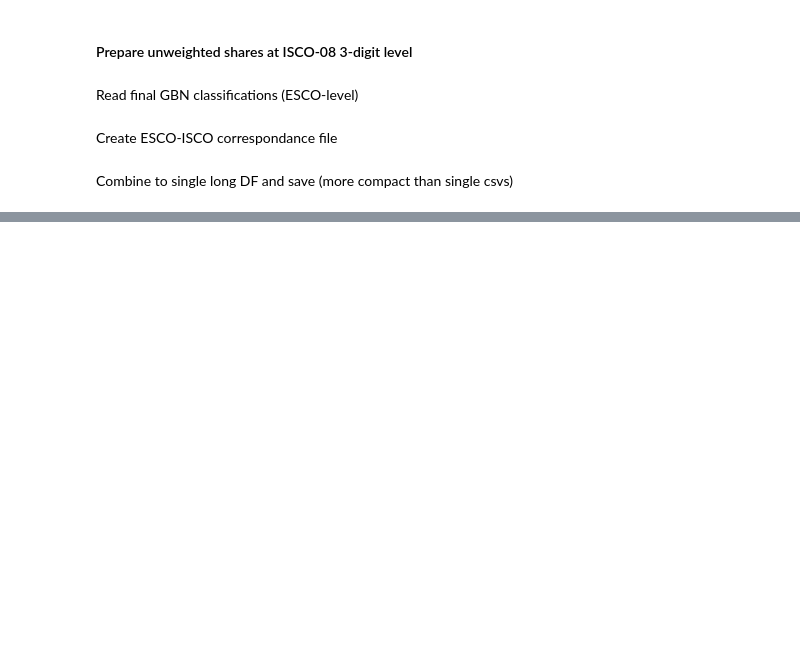
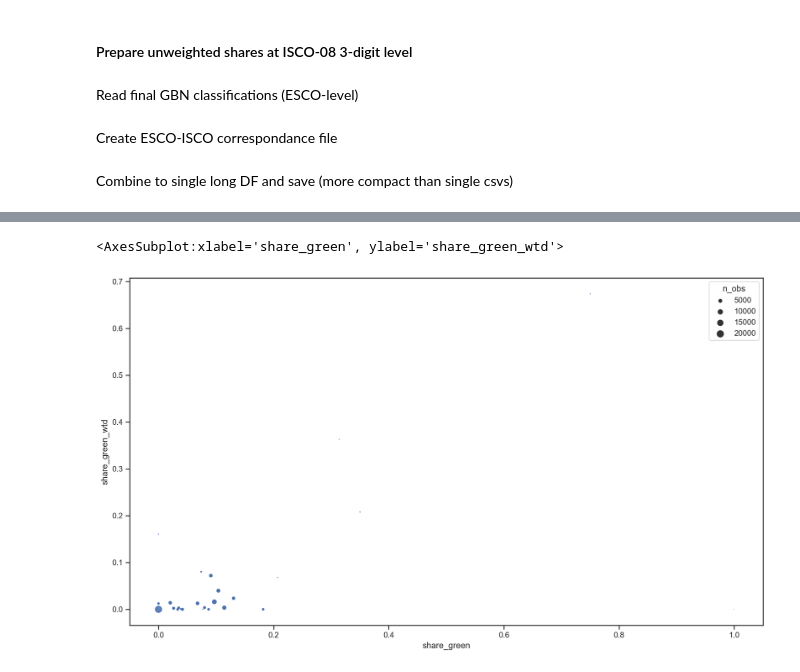
Before and after one commit to derpyninja/re4gt, a Jupyter notebook: notebooks/new/08-fz-prepare-final-gbn-shares-by-isco-group.ipynb, the cells around one changed output, grey strips where cells are left out. Saved outputs shown, nothing was run; the diff lists cells and outputs as text; code cells hidden in the pictures; blank space fills up the shorter version.

Commit message:
new occ sim plots and results for germany

```diff
--- a/notebooks/new/08-fz-prepare-final-gbn-shares-by-isco-group.ipynb
+++ b/notebooks/new/08-fz-prepare-final-gbn-shares-by-isco-group.ipynb
@@ -205,0 +206,10 @@ gbn_shares_final
+# %%
+gbn_shares_wtd_3d_raw = pd.read_excel(
+    os.path.join(useful_paths.project_dir, "rcode", "D_Ergebnisse", "_OUTPUT_FINAL_GEPRÜFT", "weighted_occ_shares_ISCO3D_geprüft.xlsx"),
+    dtype={"EF541UG1": str}
+)
+
+# join isco names
+gbn_shares_wtd_3d = gbn_shares_wtd_3d_raw.merge(
+    right=esco.isco_groups[["conceptUri", "preferredLabel", "code"]], left_on="EF541UG1", right_on="code", how="left"
+).rename(columns={"code": "isco_code"})
@@ -205,0 +232,5 @@ gbn_shares_final
+# %%
+import pingouin as pg
+gbn_shares_comp = gbn_shares_wtd_3d.merge(gbn_shares_final, on="isco_code", how="left")
+gbn_shares_comp_sl = gbn_shares_comp.query("list_version == 'short_list'")
+gbn_shares_comp_slt = gbn_shares_comp.query("list_version == 'short_list_tobi'")
@@ -205,0 +253,5 @@ gbn_shares_final
+# %%
+sns.scatterplot(data=gbn_shares_comp_sl, x="share_green", y="share_green_wtd", size="n_obs", sizes=(0, 100))
+# %% [output]
+<AxesSubplot:xlabel='share_green', ylabel='share_green_wtd'>
+[figure, added]
```
Also changed, not shown: parts of 9 cells of this notebook, 30 other files.
